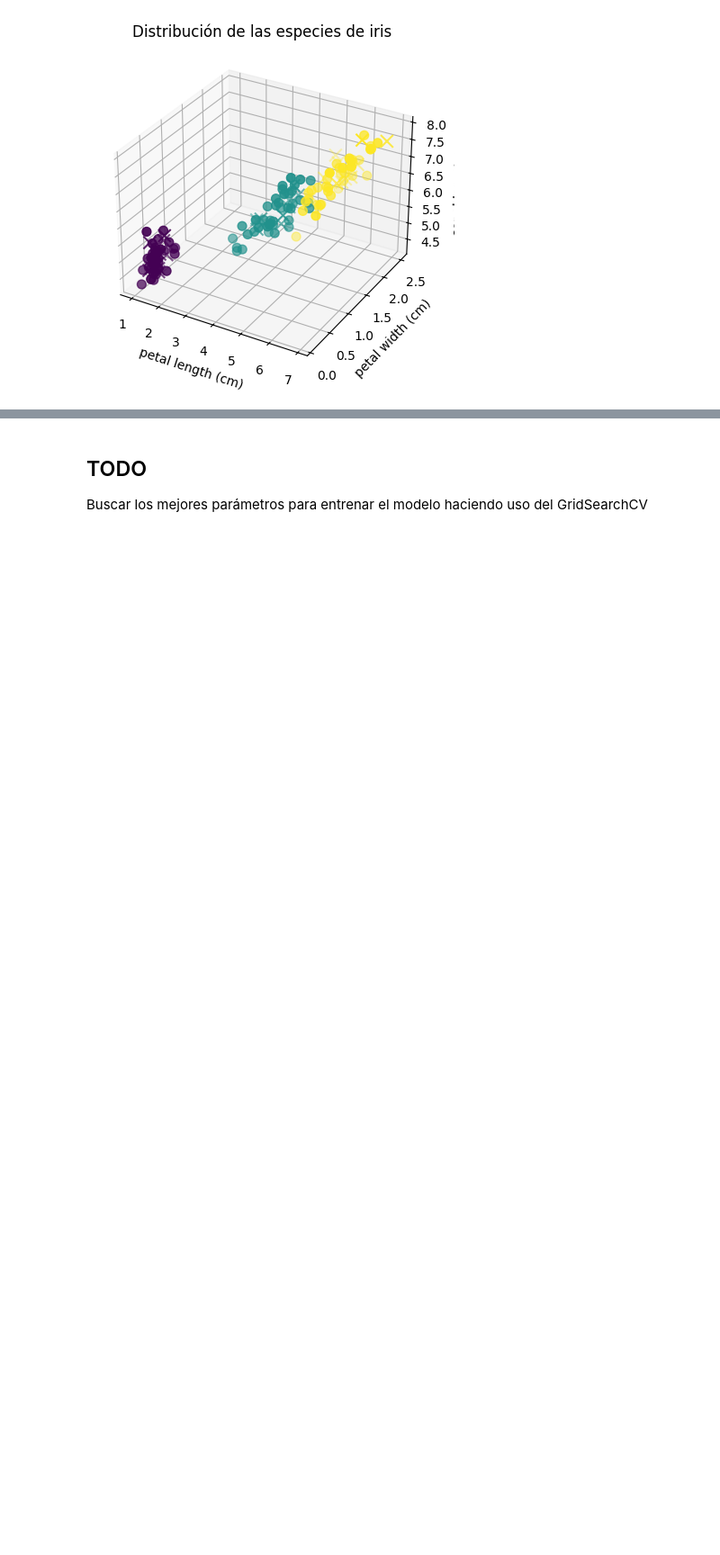
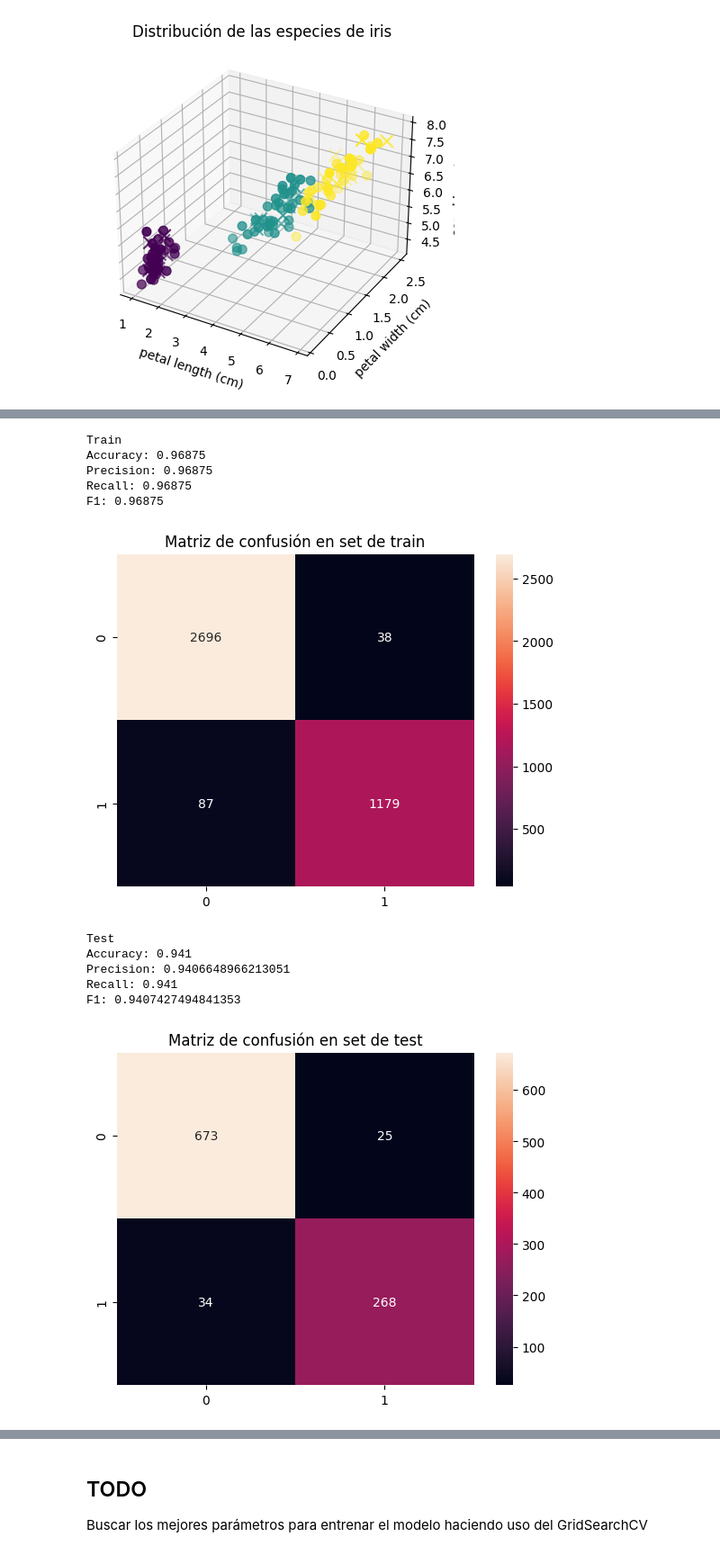
Before and after one commit to Walt9819/machine-learning, a Jupyter notebook: code/6_knn.ipynb, the cells around one changed output, grey strips where cells are left out. Shown at 90% size. Saved outputs shown, nothing was run; the diff lists cells and outputs as text; code cells hidden in the pictures; blank space fills up the shorter version.

```diff
--- a/code/6_knn.ipynb
+++ b/code/6_knn.ipynb
@@ -380,3 +380,9 @@ plt.title('Distribución de las especies de iris')
 plt.show()
 # %% [output]
 [figure]
+# %%
+import pandas as pd
+
+# Cargamos los datos
+data = pd.read_csv("../data/heart_failure.csv")
+data.head()
@@ -382,0 +396,61 @@ plt.show()
+# %%
+X = data.drop('DEATH_EVENT', axis=1)
+y = data['DEATH_EVENT']
+
+# Dividir los datos en entrenamiento y prueba
+X_train, X_test, y_train, y_test = train_test_split(X, y, test_size=0.2, random_state=42)
+# %%
+# Crear y entrenar el modelo KNN
+k = 4
+knn = KNeighborsClassifier(n_neighbors=k)
+
+knn.fit(X_train, y_train)
+
+# Hacer predicciones
+y_pred = knn.predict(X_test)
+
+# Predecir en set de train
+y_train_pred = knn.predict(X_train)
+
+# Métricas en set de train
+print("Train")
+print('Accuracy:', accuracy_score(y_train, y_train_pred))
+print('Precision:', precision_score(y_train, y_train_pred, average='micro'))
+print('Recall:', recall_score(y_train, y_train_pred, average='micro'))
+print('F1:', f1_score(y_train, y_train_pred, average='micro'))
+
+# Matriz de confusión
+plt.figure()
+cm = confusion_matrix(y_train, y_train_pred)
+sns.heatmap(cm, annot=True, fmt='d');
+plt.title('Matriz de confusión en set de train')
+plt.show()
+
+
+# Métricas en set de test
+print("Test")
+# Verificamos las métricas de evaluación
+print('Accuracy:', accuracy_score(y_test, y_pred))
+print('Precision:', precision_score(y_test, y_pred, average='weighted'))
+print('Recall:', recall_score(y_test, y_pred, average='weighted'))
+print('F1:', f1_score(y_test, y_pred, average='weighted'))
+
+# Matriz de confusión
+plt.figure()
+cm = confusion_matrix(y_test, y_pred)
+sns.heatmap(cm, annot=True, fmt='d');
+plt.title('Matriz de confusión en set de test')
+plt.show()
+# %% [output]
+Train
+Accuracy: 0.96875
+Precision: 0.96875
+Recall: 0.96875
+F1: 0.96875
+[figure, added]
+Test
+Accuracy: 0.941
+Precision: 0.9406648966213051
+Recall: 0.941
+F1: 0.9407427494841353
+[figure, added]
```
Also changed, not shown: parts of 6 cells of this notebook, 2 other files.
